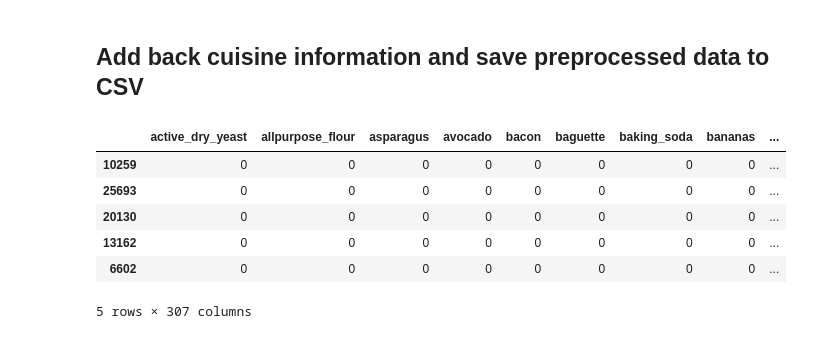
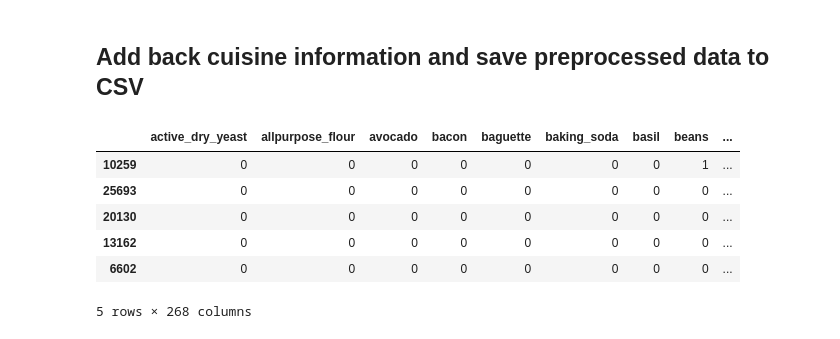
Before and after one commit to Slowika/Bag-of-Recipes, a Jupyter notebook: Data_Preparation.ipynb, the cells around one changed output. Saved outputs shown, nothing was run; the diff lists cells and outputs as text; code cells hidden in the pictures.

Commit message:
Reduce list of ingredients to 265

```diff
--- a/Data_Preparation.ipynb
+++ b/Data_Preparation.ipynb
@@ -331,7 +331,7 @@ for elem_idx, elem in enumerate(X_train_cl.columns):
     recipe_count = counts['freq_recipes'].values
 
     # indeces of substrings that are popular enough
-    many_substr = np.logical_or(ingr_count + name_count > 50, recipe_count > 1000)
+    many_substr = np.logical_or(ingr_count + name_count > 60, recipe_count > 1000)
 
     # Keep only these substrings
     new_list = list(previous_list[many_substr])
@@ -373,10 +373,10 @@ X_train_cl_copy.drop(columns = old_replaced, axis=1, inplace=True)
 ingr_count = X_train_cl_copy.sum(axis=0)
 
 # Ingredients that appear three times or less
-not_many_ingr = list(ingr_count <= 200)
+not_many_ingr = list(ingr_count <= 250)
 
-# Sum number of ingredients that appear 3 times or less.
-print('* ingredients removed for being numeric or appearing <= 50 times',sum(not_many_ingr))
+# Sum number of ingredients that appear 200 times or less.
+print('* ingredients removed for being numeric or appearing <= 200 times',sum(not_many_ingr))
 
 # Drop infrequent ingredients
 X_train_cl_copy.drop(X_train_cl_copy.columns[not_many_ingr], axis = 1, inplace = True)
@@ -409,9 +404,16 @@ remaining_ingr.sort()
 remaining_ingr
 
 # Manually remove irrelevant inredients
-irrelevant = ['water', 'salt', 'white', 'chopped_fresh', 'chopped', 'dried', 'fresh','frozen',
-             'green', 'ground','halfhalf','large','leaves','paste','powder','sauce','sliced','star',
-             'yellow', 'black', 'ghee','leaf','cooking','italian']
+
+# with thresh 250
+irrelevant = ['water', 'salt', 'white', 'chopped', 'dried', 'fresh','frozen',
+             'green', 'ground','halfhalf','large','leaves','paste','powder','sauce','star',
+             'black', 'ghee','leaf','cooking']
+
+# with thresh 200
+#irrelevant = ['water', 'salt', 'white', 'chopped_fresh', 'chopped', 'dried', 'fresh','frozen',
+#             'green', 'ground','halfhalf','large','leaves','paste','powder','sauce','sliced','star',
+#             'yellow', 'black', 'ghee','leaf','cooking','italian']
 
 X_train_cl_copy.drop(columns = irrelevant, axis = 1, inplace = True)
 # %% [markdown]
@@ -471,15 +473,15 @@ ingr_count2.sort_values(ascending = False, inplace = True)
 # %% [markdown]
 ## Add back cuisine information and save preprocessed data to CSV
 # %%
-#X_train_cl_copy['cuisine'] = [cuisine_dict[key] for key in X_train_cl_copy.index]
+X_train_cl_copy['cuisine'] = [cuisine_dict[key] for key in X_train_cl_copy.index]
 X_train_cl_copy.head()
 # %% [output]
-|  | active_dry_yeast | allpurpose_flour | asparagus | avocado | bacon | baguette | baking_soda | bananas | ... |
-| 10259 | 0 | 0 | 0 | 0 | 0 | 0 | 0 | 0 | ... |
+|  | active_dry_yeast | allpurpose_flour | avocado | bacon | baguette | baking_soda | basil | beans | ... |
+| 10259 | 0 | 0 | 0 | 0 | 0 | 0 | 0 | 1 | ... |
 | 25693 | 0 | 0 | 0 | 0 | 0 | 0 | 0 | 0 | ... |
 | 20130 | 0 | 0 | 0 | 0 | 0 | 0 | 0 | 0 | ... |
 | 13162 | 0 | 0 | 0 | 0 | 0 | 0 | 0 | 0 | ... |
 | 6602 | 0 | 0 | 0 | 0 | 0 | 0 | 0 | 0 | ... |
-5 rows × 307 columns
+5 rows × 268 columns
 # %%
 X_train_cl_copy.to_csv('train_dataset.csv', sep = '\t')
```
Also changed, not shown: parts of 8 cells of this notebook, 2 other files.
